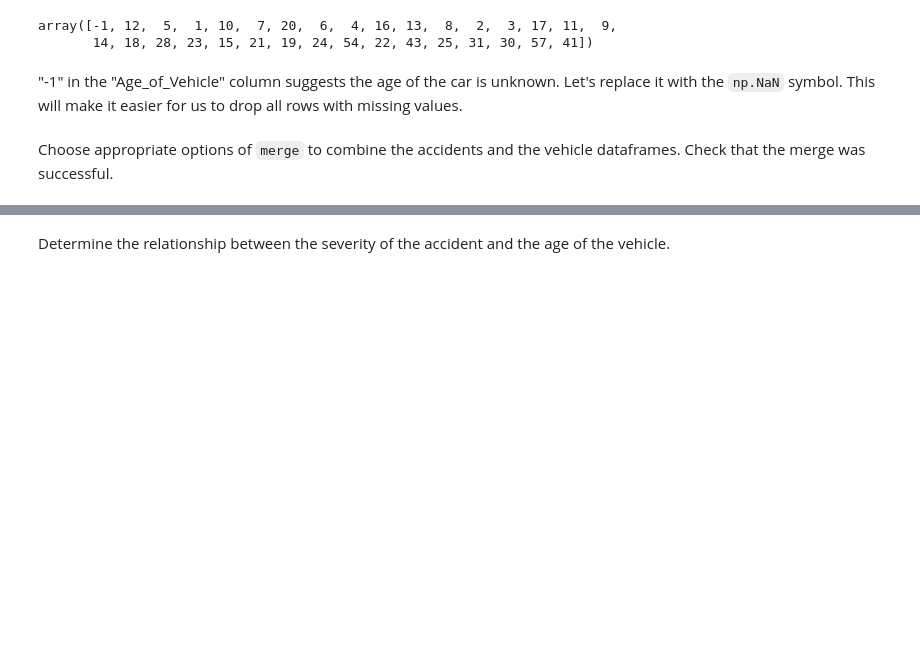
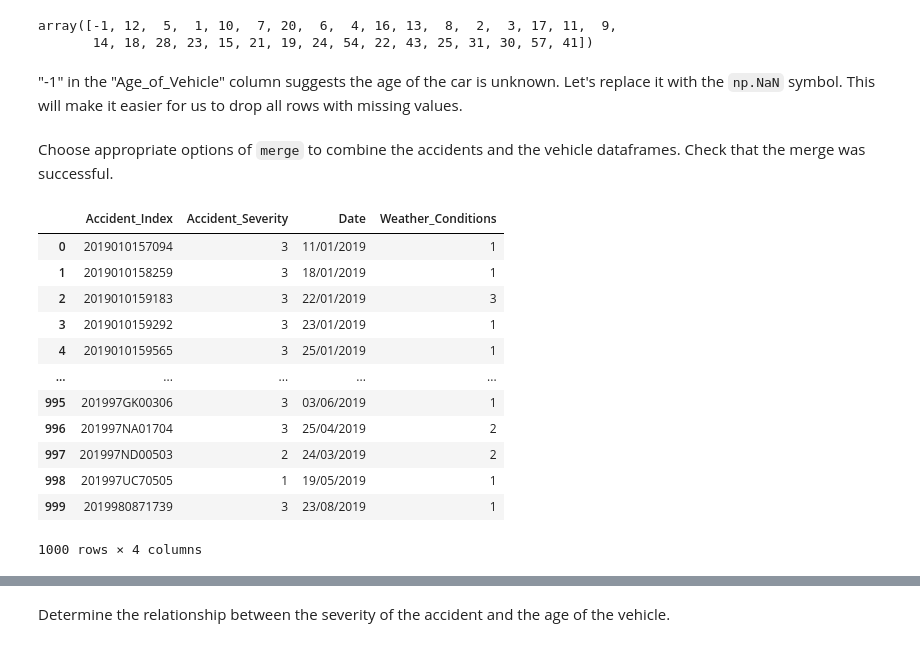
Before and after one commit to kkb121/Data-Access-Transformation, a Jupyter notebook: Data Access/Data transformation - Ex 2.ipynb, the cells around one changed output, grey strips where cells are left out. Drawn from its saved outputs; the diff is of its cells as text; code cells hidden in the pictures; blank space fills up the shorter version.

```diff
--- a/Data Access/Data transformation - Ex 2.ipynb
+++ b/Data Access/Data transformation - Ex 2.ipynb
@@ -28,3 +28,19 @@ df2.loc[:, "Age_of_Vehicle"] = -1
 df2.dropna(inplace=True)
 # %% [markdown]
 Choose appropriate options of `merge` to combine the accidents and the vehicle dataframes. Check that the merge was successful.
+# %%
+df1
+# %% [output]
+|  | Accident_Index | Accident_Severity | Date | Weather_Conditions |
+| 0 | 2019010157094 | 3 | 11/01/2019 | 1 |
+| 1 | 2019010158259 | 3 | 18/01/2019 | 1 |
+| 2 | 2019010159183 | 3 | 22/01/2019 | 3 |
+| 3 | 2019010159292 | 3 | 23/01/2019 | 1 |
+| 4 | 2019010159565 | 3 | 25/01/2019 | 1 |
+| ... | ... | ... | ... | ... |
+| 995 | 201997GK00306 | 3 | 03/06/2019 | 1 |
+| 996 | 201997NA01704 | 3 | 25/04/2019 | 2 |
+| 997 | 201997ND00503 | 2 | 24/03/2019 | 2 |
+| 998 | 201997UC70505 | 1 | 19/05/2019 | 1 |
+| 999 | 2019980871739 | 3 | 23/08/2019 | 1 |
+1000 rows × 4 columns
```
Also changed, not shown: parts of 8 cells of this notebook.
